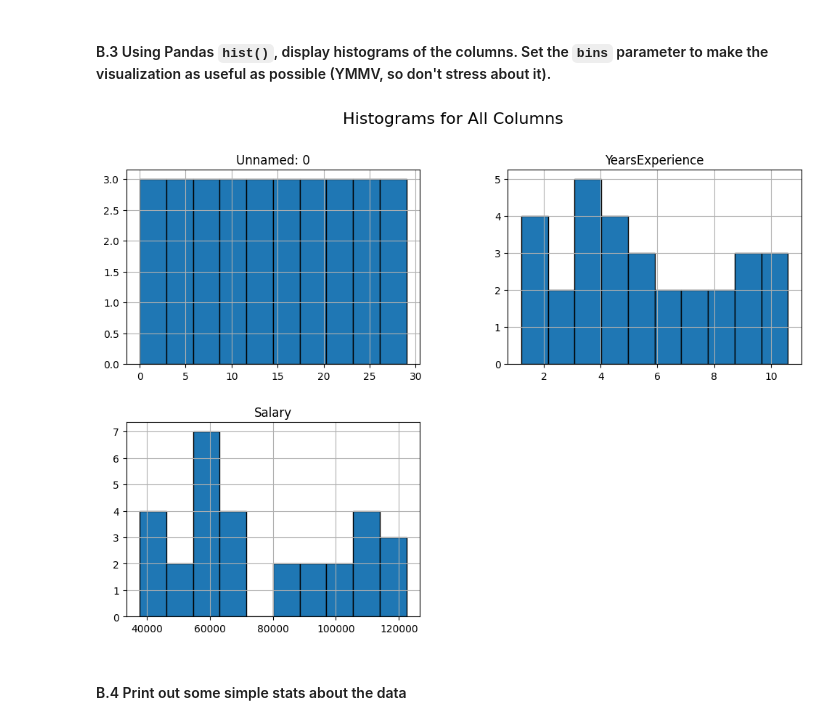
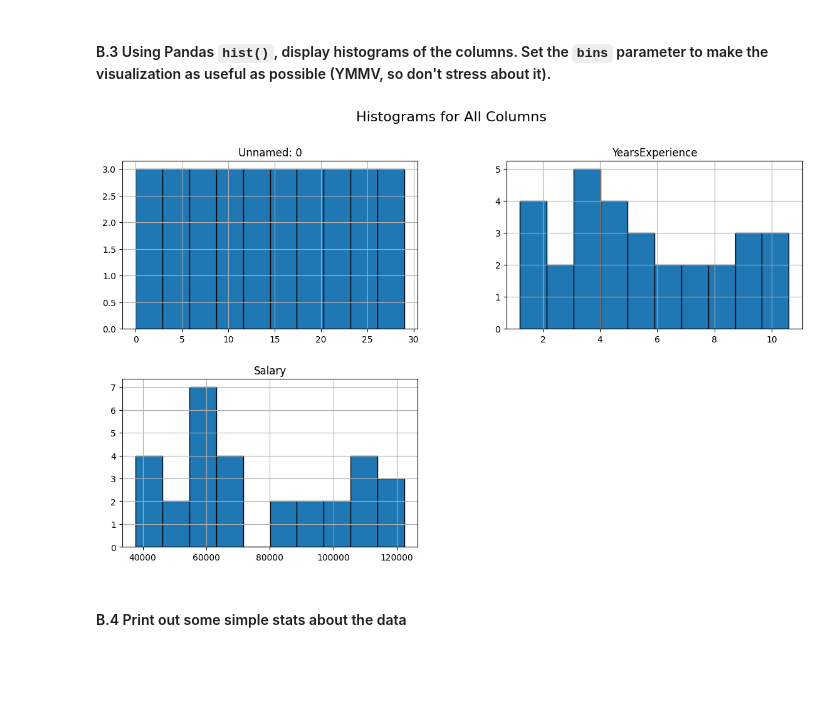
Before and after one commit to piraterashik/Module-3-Assignments, a Jupyter notebook: Homework_01.ipynb, the cells around one changed output. Cells and saved outputs as stored; diff of their text form; code cells hidden in the pictures; blank space fills up the shorter version.

```diff
--- a/Homework_01.ipynb
+++ b/Homework_01.ipynb
@@ -149,15 +150,15 @@ None
 # %%
 # Your code here
 
 # histograms for all (numeric) cols in dataset/
 
 # all columns in the dataset (including the unnamed)
-salary_data_raw.hist(bins=10, figsize=(12, 8), edgecolor='black')
+salary_data_raw.hist(bins=10, figsize=(14, 8), edgecolor='black')
 
 plt.suptitle("Histograms for All Columns", fontsize=16)
 plt.show()
 # %% [output]
-[figure, old version]
+[figure, new version]
 # %% [markdown]
 #### B.4  Print out some simple stats about the data
 # %% [markdown]
```
Also changed, not shown: parts of 17 cells of this notebook.
